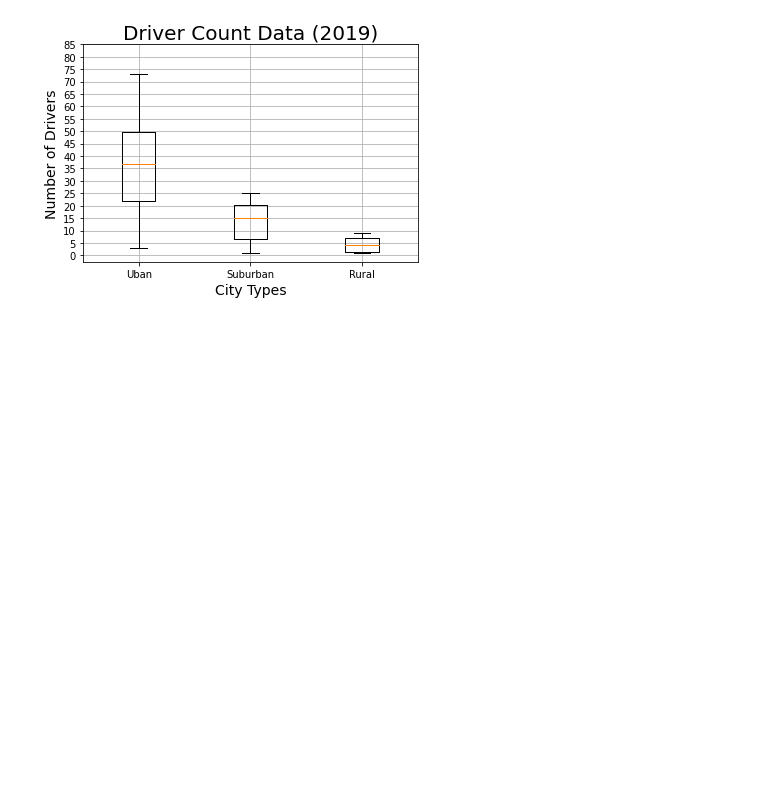
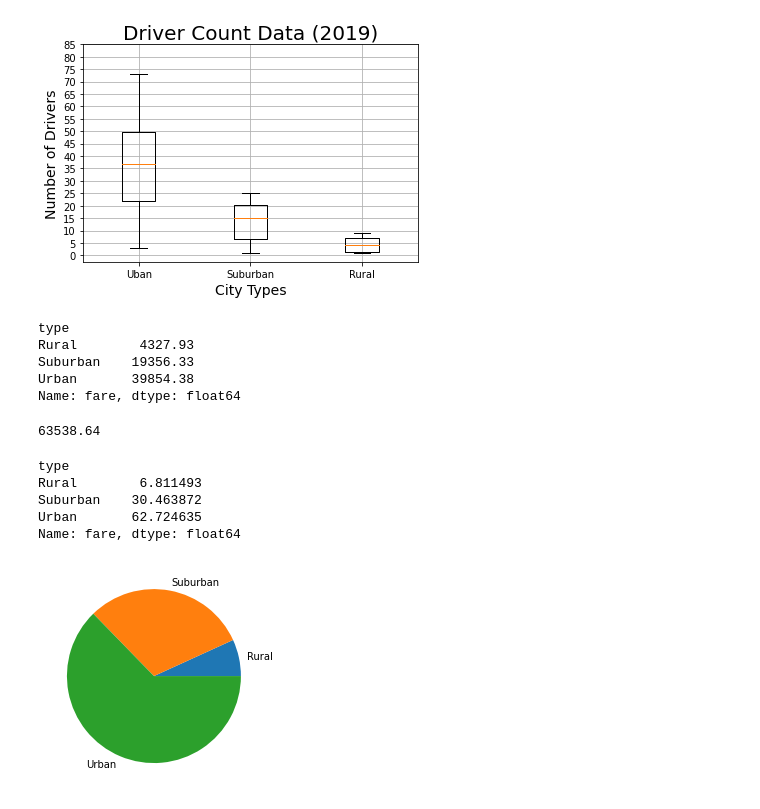
Before and after one commit to RachelKaip/PyBer_Analysis, a Jupyter notebook: PyBer.ipynb, the cells around one changed output. Drawn from its saved outputs; the diff is of its cells as text; code cells hidden in the pictures; blank space fills up the shorter version.

Commit message:
adding new pie charts

```diff
--- a/PyBer.ipynb
+++ b/PyBer.ipynb
@@ -739,3 +740,32 @@ plt.savefig("analysis/Fig4.png")
 plt.show()
 # %% [output]
 [figure]
+# %%
+# Percentage of Sales Pie Chart
+sum_fares_by_type= pyber_data_df.groupby(["type"]).sum()["fare"]
+sum_fares_by_type
+# %% [output]
+type
+Rural        4327.93
+Suburban    19356.33
+Urban       39854.38
+Name: fare, dtype: float64
+# %%
+total_fares= pyber_data_df["fare"].sum()
+total_fares
+# %% [output]
+63538.64
+# %%
+type_percents= sum_fares_by_type/total_fares*100
+type_percents
+# %% [output]
+type
+Rural        6.811493
+Suburban    30.463872
+Urban       62.724635
+Name: fare, dtype: float64
+# %%
+plt.pie(type_percents, labels=["Rural", "Suburban", "Urban"])
+plt.show()
+# %% [output]
+[figure, added]
```
Also changed, not shown: parts of 2 cells of this notebook, 1 other file.
